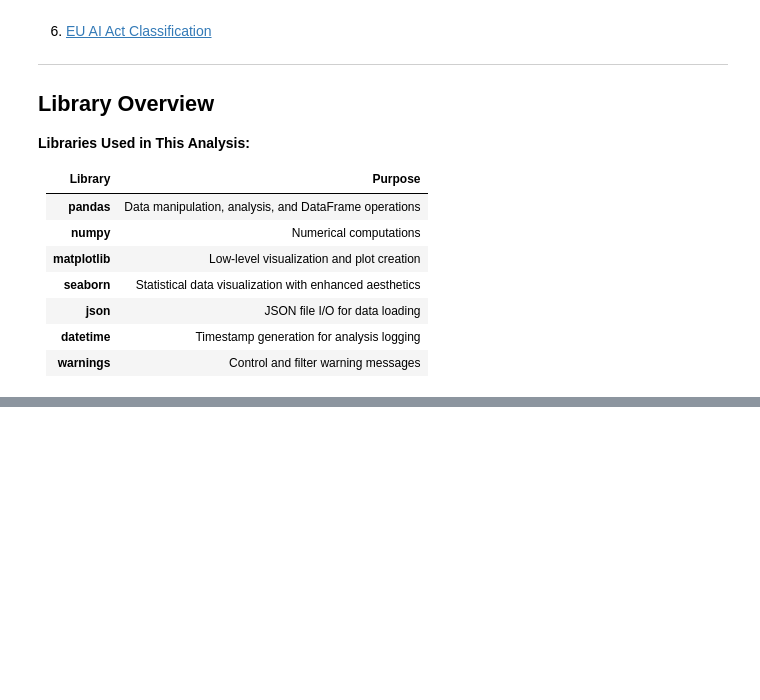
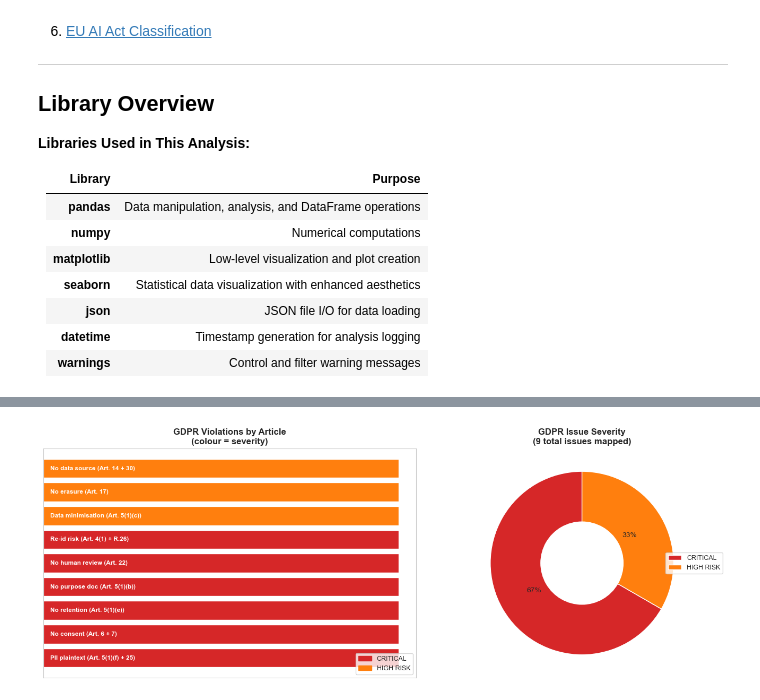
Before and after one commit to mariehenke73606/DEGO-2606---TXC_12, a Jupyter notebook: notebooks/03 - privacy - demo.ipynb, the cells around one changed output, grey strips where cells are left out. Cells and saved outputs as stored; diff of their text form; code cells hidden in the pictures; blank space fills up the shorter version.

```diff
--- a/notebooks/03 - privacy - demo.ipynb
+++ b/notebooks/03 - privacy - demo.ipynb
@@ -250,0 +746,75 @@ plt.show()
+# %%
+# ============================================================================
+# VISUALISATION: GDPR Issues by Principle and Severity
+# ============================================================================
+
+fig, axes = plt.subplots(1, 2, figsize=(14, 5))
+
+# --- Left: Horizontal bar chart — sorted by severity, labels inside bars ---
+issue_labels = [
+    'PII plaintext (Art. 5(1)(f) + 25)',
+    'No consent (Art. 6 + 7)',
+    'No retention (Art. 5(1)(e))',
+    'No purpose doc (Art. 5(1)(b))',
+    'No human review (Art. 22)',
+    'Re-id risk (Art. 4(1) + R.26)',
+    'Data minimisation (Art. 5(1)(c))',
+    'No erasure (Art. 17)',
+    'No data source (Art. 14 + 30)',
+]
+issue_colors = [
+    '#d62728',  # CRITICAL
+    '#d62728',  # CRITICAL
+    '#d62728',  # CRITICAL
+    '#d62728',  # CRITICAL
+    '#d62728',  # CRITICAL
+    '#d62728',  # CRITICAL
+    '#ff7f0e',  # HIGH RISK
+    '#ff7f0e',  # HIGH RISK
+    '#ff7f0e',  # HIGH RISK
+]
+
+bars = axes[0].barh(issue_labels, [1]*9, color=issue_colors, edgecolor='white')
+axes[0].set_xticks([])
+axes[0].set_yticks([])  # labels inside bars, not on y-axis
+axes[0].set_title('GDPR Violations by Article\n(colour = severity)', fontsize=12, fontweight='bold')
+
+# Write labels inside bars
+for bar, label in zip(bars, issue_labels):
+    axes[0].text(
+        0.02,
+        bar.get_y() + bar.get_height() / 2,
+        label,
+        va='center', ha='left',
+        fontsize=8.5, color='white', fontweight='bold'
+    )
+
+legend_patches = [
+    mpatches.Patch(color='#d62728', label='CRITICAL'),
+    mpatches.Patch(color='#ff7f0e', label='HIGH RISK'),
+]
+axes[0].legend(handles=legend_patches, loc='lower right', fontsize=9)
+axes[0].tick_params(axis='y', labelsize=8)
+
+# --- Right: Severity distribution ---
+patches, texts, autotexts = axes[1].pie(
+    severity_vals,
+    labels=None,  # keine direkten Labels
+    colors=severity_colors,
+    autopct='%1.0f%%',
+    startangle=90,
+    wedgeprops=dict(width=0.55)
+)
+axes[1].legend(
+    patches,
+    ['CRITICAL', 'HIGH RISK'],  # saubere Text-Labels ohne Emoji
+    loc='center left',
+    bbox_to_anchor=(0.85, 0.5),
+    fontsize=9
+)
+axes[1].set_title(f'GDPR Issue Severity\n({len(gdpr_mapping)} total issues mapped)', fontsize=12, fontweight='bold')
+
+plt.tight_layout()
+plt.show()
+# %% [output]
+[figure, added]
```
Also changed, not shown: parts of 18 cells of this notebook.
